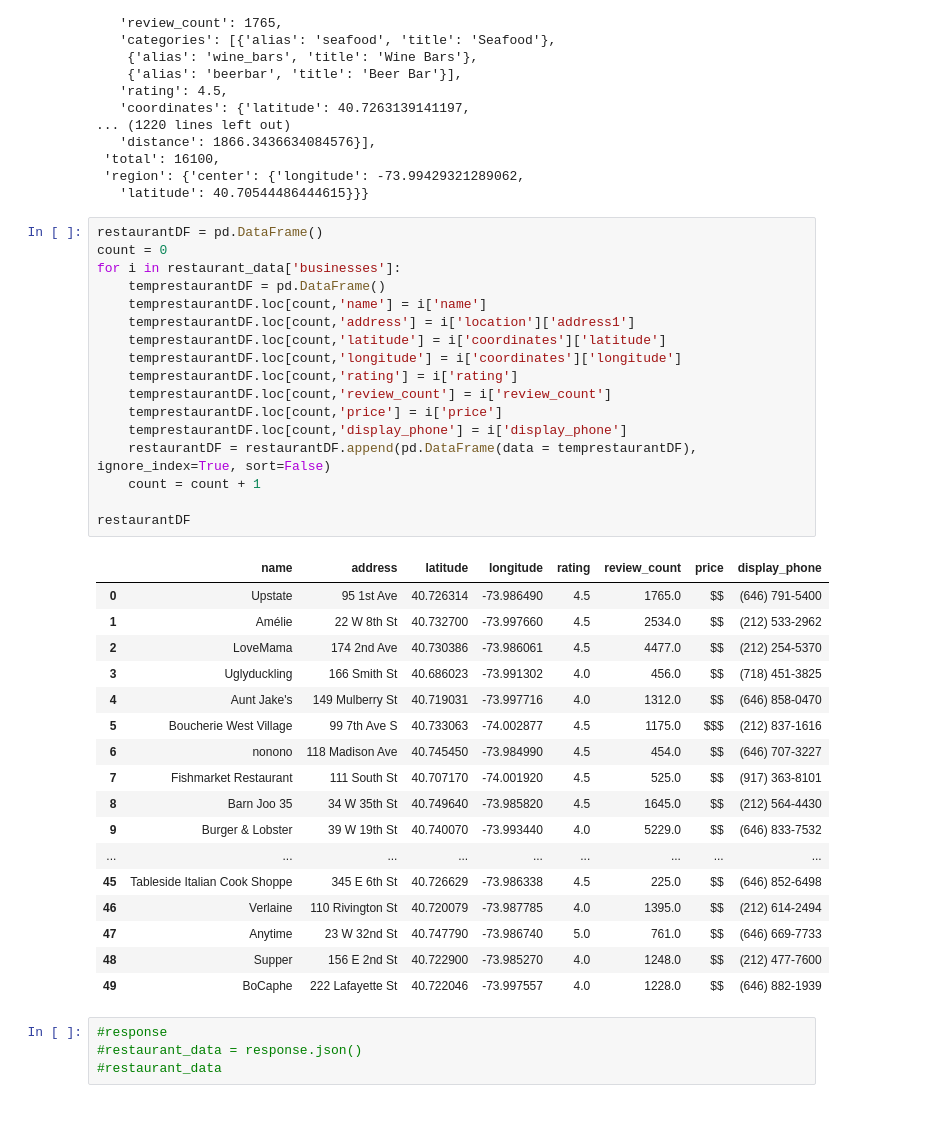
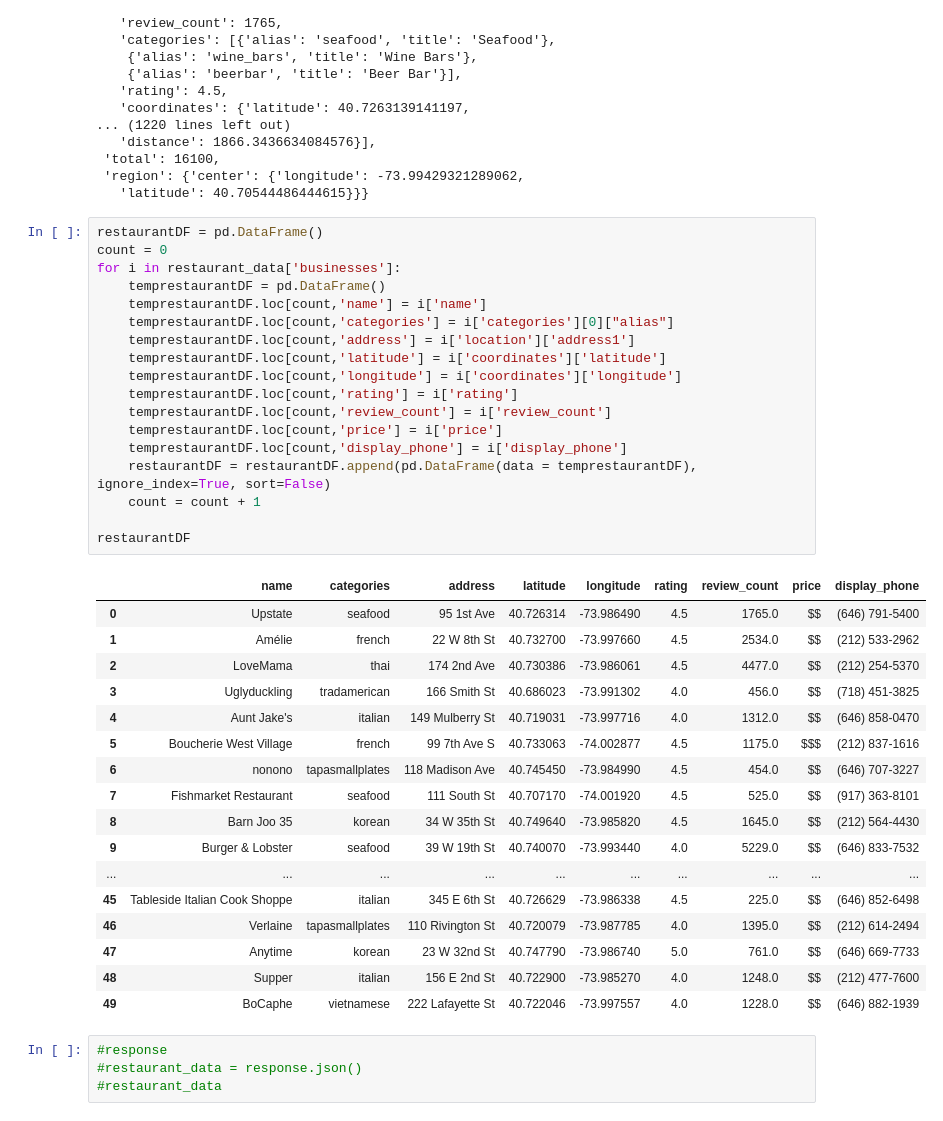
Before and after one commit to minabansal/nyc_restaurants, a Jupyter notebook: yelpExtractdb.ipynb, the cells around one changed output. Saved outputs shown, nothing was run; the diff lists cells and outputs as text.

```diff
--- a/yelpExtractdb.ipynb
+++ b/yelpExtractdb.ipynb
@@ -42,38 +42,39 @@ restaurant_data
 # %%
 restaurantDF = pd.DataFrame()
 count = 0
 for i in restaurant_data['businesses']:
     temprestaurantDF = pd.DataFrame()
     temprestaurantDF.loc[count,'name'] = i['name']
+    temprestaurantDF.loc[count,'categories'] = i['categories'][0]["alias"]
     temprestaurantDF.loc[count,'address'] = i['location']['address1']
     temprestaurantDF.loc[count,'latitude'] = i['coordinates']['latitude']
     temprestaurantDF.loc[count,'longitude'] = i['coordinates']['longitude']
     temprestaurantDF.loc[count,'rating'] = i['rating']
     temprestaurantDF.loc[count,'review_count'] = i['review_count']
     temprestaurantDF.loc[count,'price'] = i['price']
     temprestaurantDF.loc[count,'display_phone'] = i['display_phone']
     restaurantDF = restaurantDF.append(pd.DataFrame(data = temprestaurantDF), ignore_index=True, sort=False)
     count = count + 1
 
 restaurantDF
 # %% [output]
-|  | name | address | latitude | longitude | rating | review_count | price | display_phone |
-| 0 | Upstate | 95 1st Ave | 40.726314 | -73.986490 | 4.5 | 1765.0 | $$ | (646) 791-5400 |
-| 1 | Amélie | 22 W 8th St | 40.732700 | -73.997660 | 4.5 | 2534.0 | $$ | (212) 533-2962 |
-| 2 | LoveMama | 174 2nd Ave | 40.730386 | -73.986061 | 4.5 | 4477.0 | $$ | (212) 254-5370 |
-| 3 | Uglyduckling | 166 Smith St | 40.686023 | -73.991302 | 4.0 | 456.0 | $$ | (718) 451-3825 |
-| 4 | Aunt Jake's | 149 Mulberry St | 40.719031 | -73.997716 | 4.0 | 1312.0 | $$ | (646) 858-0470 |
-| 5 | Boucherie West Village | 99 7th Ave S | 40.733063 | -74.002877 | 4.5 | 1175.0 | $$$ | (212) 837-1616 |
-| 6 | nonono | 118 Madison Ave | 40.745450 | -73.984990 | 4.5 | 454.0 | $$ | (646) 707-3227 |
-| 7 | Fishmarket Restaurant | 111 South St | 40.707170 | -74.001920 | 4.5 | 525.0 | $$ | (917) 363-8101 |
-| 8 | Barn Joo 35 | 34 W 35th St | 40.749640 | -73.985820 | 4.5 | 1645.0 | $$ | (212) 564-4430 |
-| 9 | Burger & Lobster | 39 W 19th St | 40.740070 | -73.993440 | 4.0 | 5229.0 | $$ | (646) 833-7532 |
-| ... | ... | ... | ... | ... | ... | ... | ... | ... |
-| 45 | Tableside Italian Cook Shoppe | 345 E 6th St | 40.726629 | -73.986338 | 4.5 | 225.0 | $$ | (646) 852-6498 |
-| 46 | Verlaine | 110 Rivington St | 40.720079 | -73.987785 | 4.0 | 1395.0 | $$ | (212) 614-2494 |
-| 47 | Anytime | 23 W 32nd St | 40.747790 | -73.986740 | 5.0 | 761.0 | $$ | (646) 669-7733 |
-| 48 | Supper | 156 E 2nd St | 40.722900 | -73.985270 | 4.0 | 1248.0 | $$ | (212) 477-7600 |
-| 49 | BoCaphe | 222 Lafayette St | 40.722046 | -73.997557 | 4.0 | 1228.0 | $$ | (646) 882-1939 |
+|  | name | categories | address | latitude | longitude | rating | review_count | price | display_phone |
+| 0 | Upstate | seafood | 95 1st Ave | 40.726314 | -73.986490 | 4.5 | 1765.0 | $$ | (646) 791-5400 |
+| 1 | Amélie | french | 22 W 8th St | 40.732700 | -73.997660 | 4.5 | 2534.0 | $$ | (212) 533-2962 |
+| 2 | LoveMama | thai | 174 2nd Ave | 40.730386 | -73.986061 | 4.5 | 4477.0 | $$ | (212) 254-5370 |
+| 3 | Uglyduckling | tradamerican | 166 Smith St | 40.686023 | -73.991302 | 4.0 | 456.0 | $$ | (718) 451-3825 |
+| 4 | Aunt Jake's | italian | 149 Mulberry St | 40.719031 | -73.997716 | 4.0 | 1312.0 | $$ | (646) 858-0470 |
+| 5 | Boucherie West Village | french | 99 7th Ave S | 40.733063 | -74.002877 | 4.5 | 1175.0 | $$$ | (212) 837-1616 |
+| 6 | nonono | tapasmallplates | 118 Madison Ave | 40.745450 | -73.984990 | 4.5 | 454.0 | $$ | (646) 707-3227 |
+| 7 | Fishmarket Restaurant | seafood | 111 South St | 40.707170 | -74.001920 | 4.5 | 525.0 | $$ | (917) 363-8101 |
+| 8 | Barn Joo 35 | korean | 34 W 35th St | 40.749640 | -73.985820 | 4.5 | 1645.0 | $$ | (212) 564-4430 |
+| 9 | Burger & Lobster | seafood | 39 W 19th St | 40.740070 | -73.993440 | 4.0 | 5229.0 | $$ | (646) 833-7532 |
+| ... | ... | ... | ... | ... | ... | ... | ... | ... | ... |
+| 45 | Tableside Italian Cook Shoppe | italian | 345 E 6th St | 40.726629 | -73.986338 | 4.5 | 225.0 | $$ | (646) 852-6498 |
+| 46 | Verlaine | tapasmallplates | 110 Rivington St | 40.720079 | -73.987785 | 4.0 | 1395.0 | $$ | (212) 614-2494 |
+| 47 | Anytime | korean | 23 W 32nd St | 40.747790 | -73.986740 | 5.0 | 761.0 | $$ | (646) 669-7733 |
+| 48 | Supper | italian | 156 E 2nd St | 40.722900 | -73.985270 | 4.0 | 1248.0 | $$ | (212) 477-7600 |
+| 49 | BoCaphe | vietnamese | 222 Lafayette St | 40.722046 | -73.997557 | 4.0 | 1228.0 | $$ | (646) 882-1939 |
 # %%
 #response
 #restaurant_data = response.json()
```
